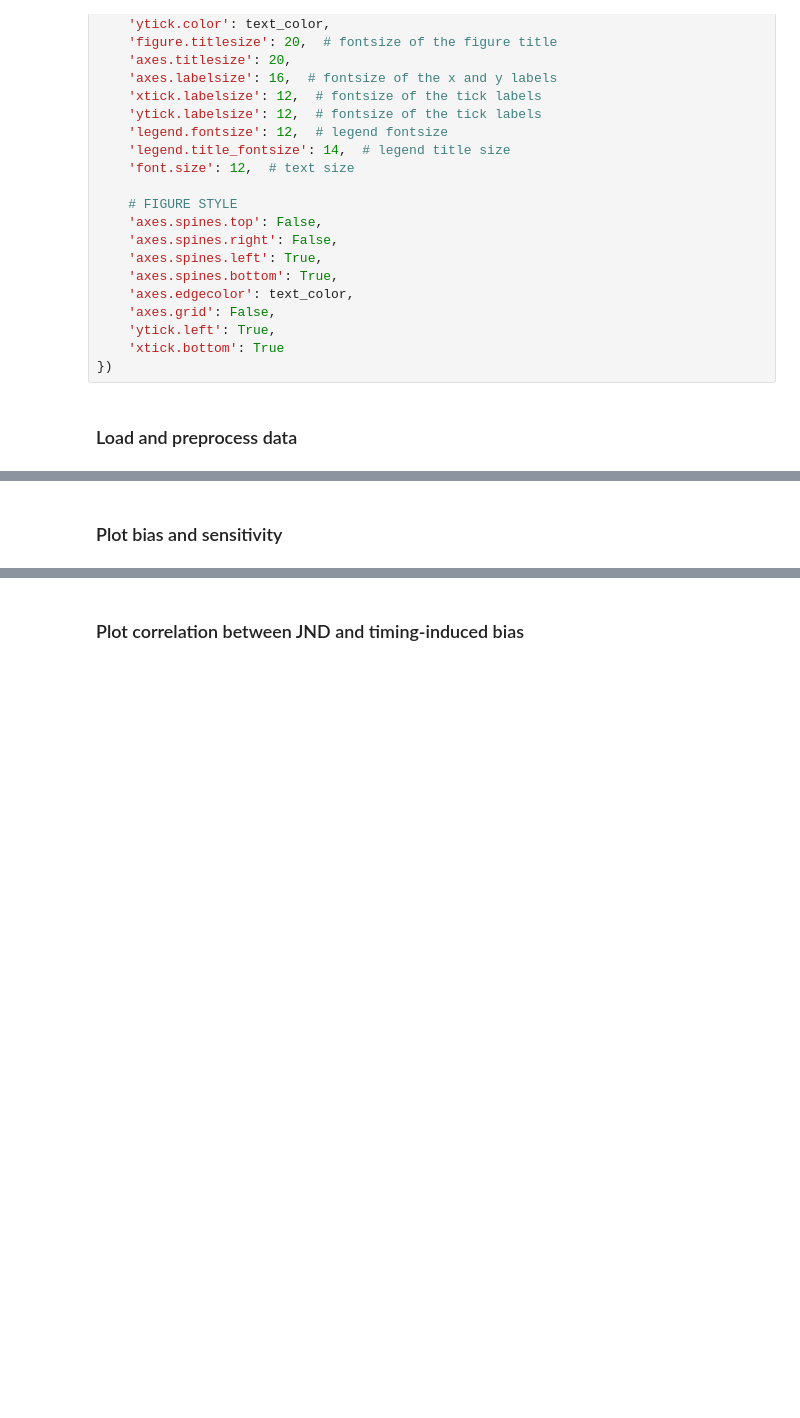
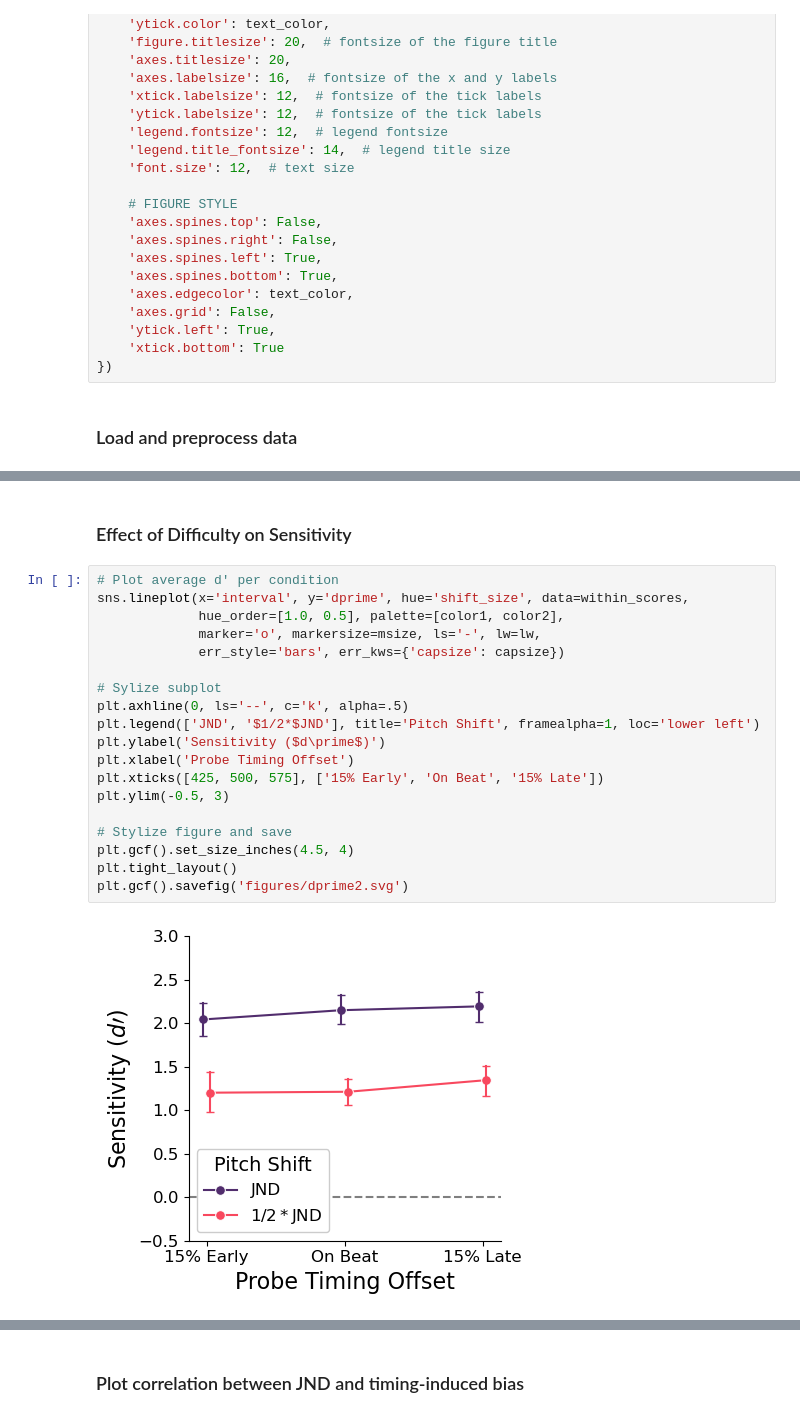
Before and after one commit to jpazdera/IllusoryPitch, a Jupyter notebook: E2/analysis/Analysis (IP-AD).ipynb, the cells around one changed output, grey strips where cells are left out. Drawn from its saved outputs; the diff is of its cells as text; blank space fills up the shorter version.

```diff
--- a/E2/analysis/Analysis (IP-AD).ipynb
+++ b/E2/analysis/Analysis (IP-AD).ipynb
@@ -87,2 +95,23 @@ within_scores.loc[within_scores.shift_size == 0.5, 'interval'] += 2
 # %% [markdown]
-### Plot bias and sensitivity
+### Effect of Difficulty on Sensitivity
+# %%
+# Plot average d' per condition
+sns.lineplot(x='interval', y='dprime', hue='shift_size', data=within_scores,
+             hue_order=[1.0, 0.5], palette=[color1, color2],
+             marker='o', markersize=msize, ls='-', lw=lw,
+             err_style='bars', err_kws={'capsize': capsize})
+
+# Sylize subplot
+plt.axhline(0, ls='--', c='k', alpha=.5)
+plt.legend(['JND', '$1/2*$JND'], title='Pitch Shift', framealpha=1, loc='lower left')
+plt.ylabel('Sensitivity ($d\prime$)')
+plt.xlabel('Probe Timing Offset')
+plt.xticks([425, 500, 575], ['15% Early', 'On Beat', '15% Late'])
+plt.ylim(-0.5, 3)
+
+# Stylize figure and save
+plt.gcf().set_size_inches(4.5, 4)
+plt.tight_layout()
+plt.gcf().savefig('figures/dprime2.svg')
+# %% [output]
+[figure, added]
```
Also changed, not shown: parts of 8 cells of this notebook, 3 other files.
